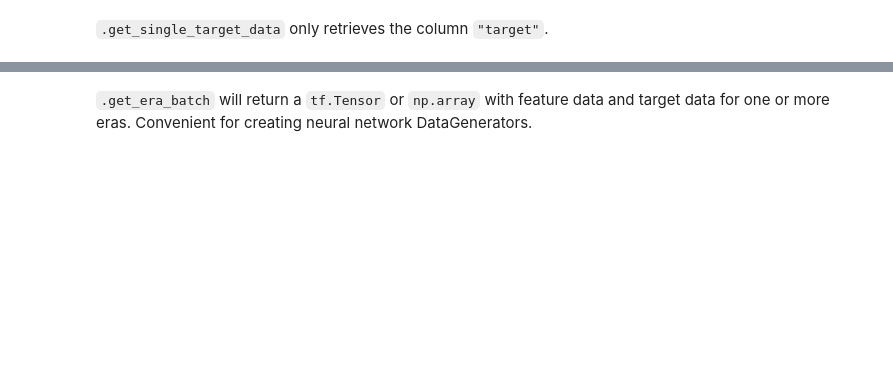
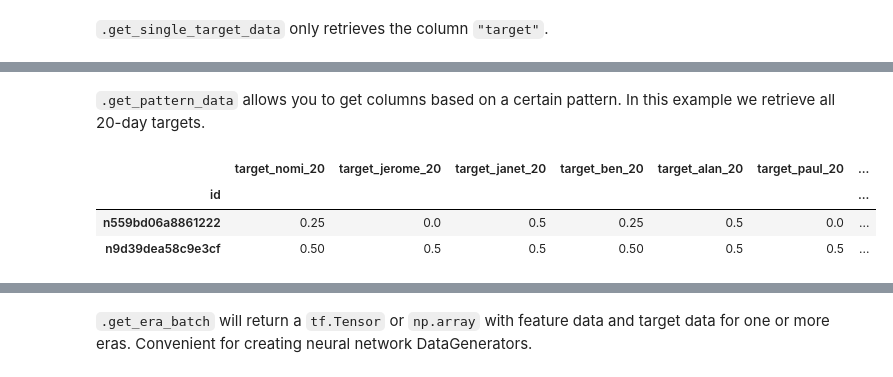
Before and after one commit to crowdcent/numerblox, a Jupyter notebook: nbs/02_numerframe.ipynb, the cells around one changed output, grey strips where cells are left out. Cells and saved outputs as stored; diff of their text form; code cells hidden in the pictures; blank space fills up the shorter version.

```diff
--- a/nbs/02_numerframe.ipynb
+++ b/nbs/02_numerframe.ipynb
@@ -366,3 +373,12 @@ num_dataf.get_single_target_data.head(2)
 | n559bd06a8861222 | 0.25 |
 | n9d39dea58c9e3cf | 0.50 |
 [interactive output not drawn]
+# %% [markdown]
+`.get_pattern_data` allows you to get columns based on a certain pattern. In this example we retrieve all 20-day targets.
+# %%
+num_dataf.get_pattern_data("_20").head(2)
+# %% [output]
+|  | target_nomi_20 | target_jerome_20 | target_janet_20 | target_ben_20 | target_alan_20 | target_paul_20 | ... |
+| id |  |  |  |  |  |  | ... |
+| n559bd06a8861222 | 0.25 | 0.0 | 0.5 | 0.25 | 0.5 | 0.0 | ... |
+| n9d39dea58c9e3cf | 0.50 | 0.5 | 0.5 | 0.50 | 0.5 | 0.5 | ... |
```
Also changed, not shown: parts of 4 cells of this notebook, 5 other files.
